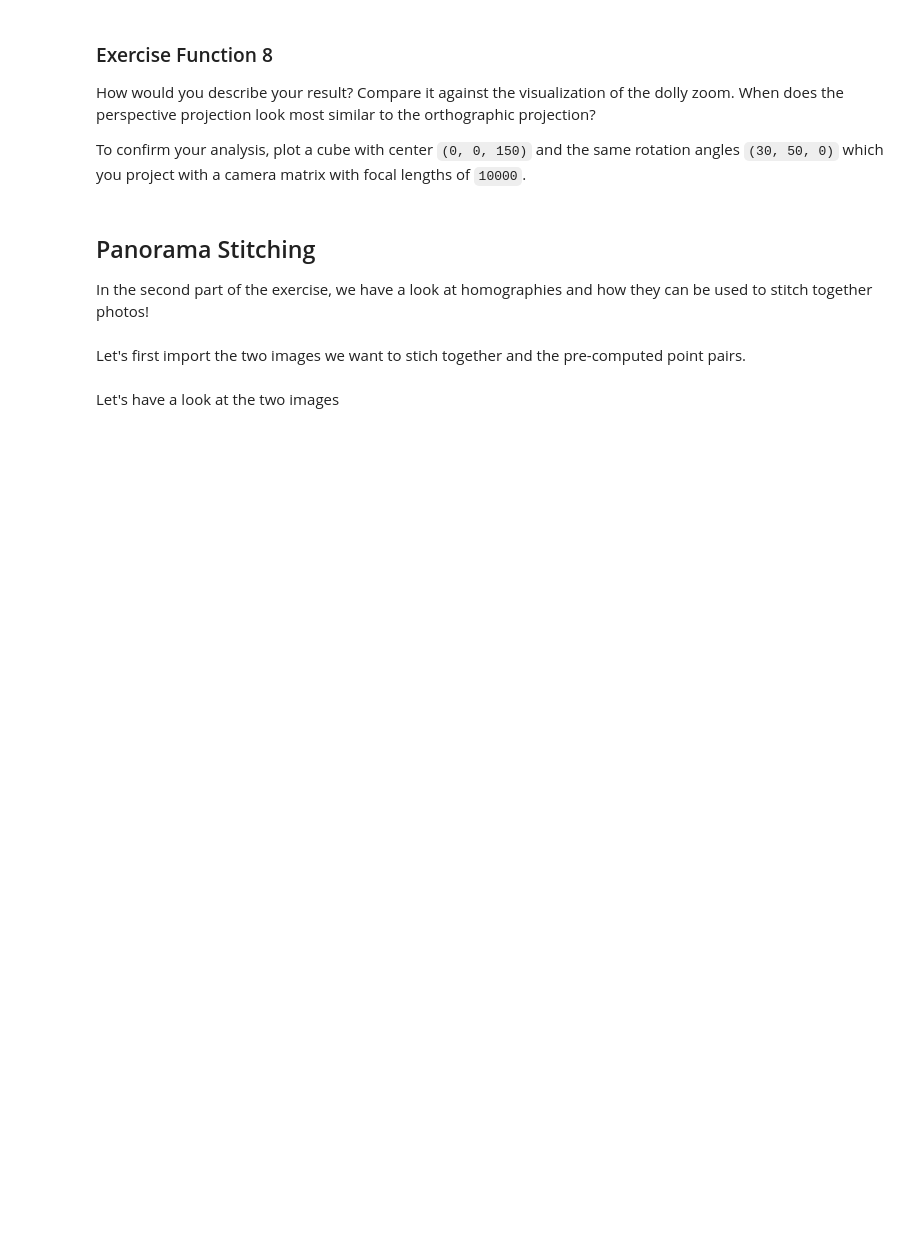
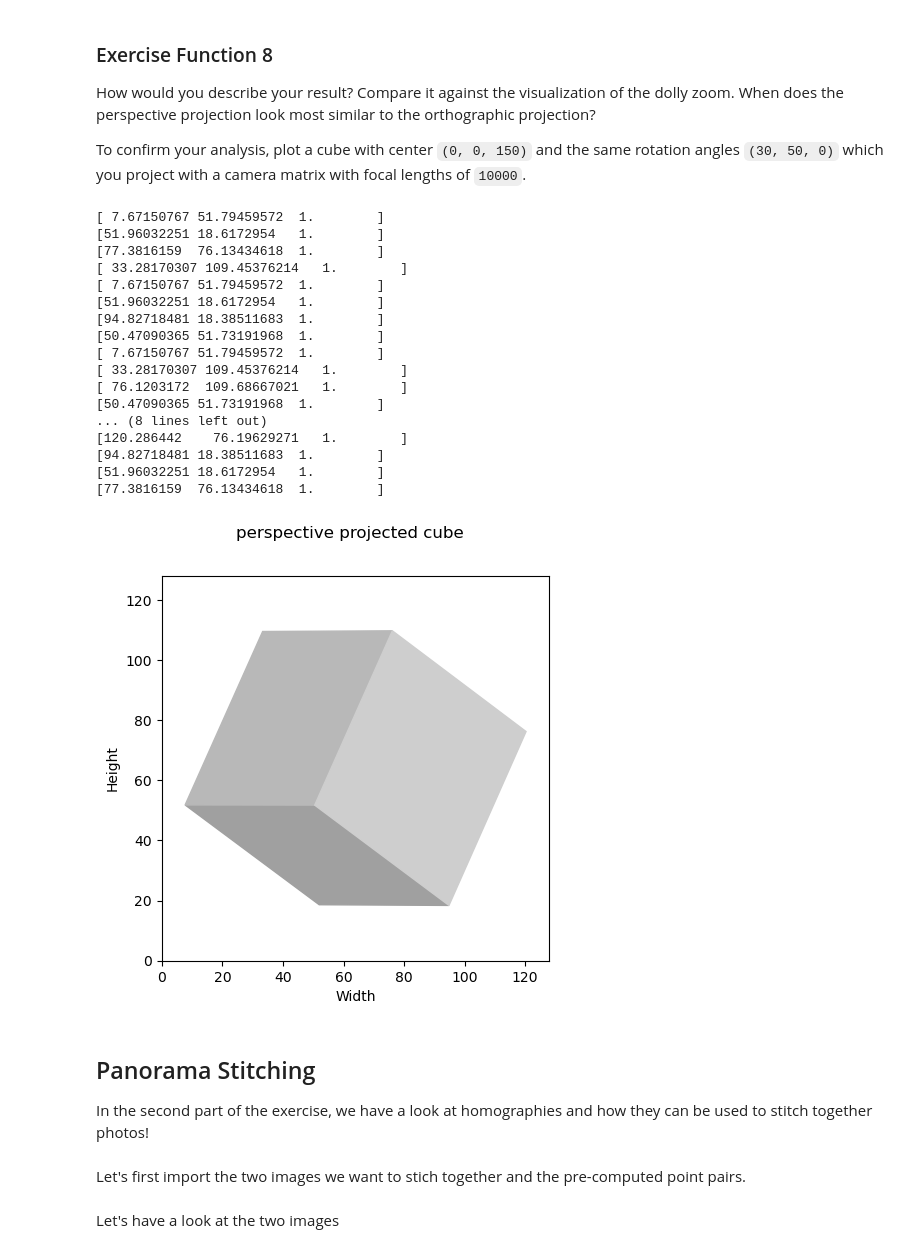
Before and after one commit to SyncrnzdClk/cv_ex, a Jupyter notebook: ex_01_image_formation/code/image_formation.ipynb, the cells around one changed output. Saved outputs shown, nothing was run; the diff lists cells and outputs as text; code cells hidden in the pictures; blank space fills up the shorter version.

```diff
--- a/ex_01_image_formation/code/image_formation.ipynb
+++ b/ex_01_image_formation/code/image_formation.ipynb
@@ -100,7 +100,7 @@ def get_camera_intrinsics(fx=70, fy=70, cx=W/2., cy=H/2.):
     '''
 
     # Insert your code here
-
+    K = np.array([[fx, 0., cx], [0., fy, cy], [0., 0., 1.]], dtype = np.float32)
     assert(K.shape == (3, 3) and K.dtype == np.float32)
     return K
 # %% [markdown]
@@ -118,7 +118,10 @@ def get_perspective_projection(x_c, K):
     assert(x_c.shape == (3,) and K.shape == (3, 3))
 
     # Insert your code here
-
+    x_s_til = np.dot(K, x_c)
+    x_s_bar = x_s_til / x_s_til[2]
+    print(x_s_bar)
+    x_s = x_s_bar[0:2]
     return x_s
 # %% [markdown]
 Here, we provide a helper function to project the entire cube using the camera matrix K.
@@ -196,7 +218,7 @@ def get_face_color(normal, point_light_direction=(0, 0, 1)):
     point_light_direction = np.array(point_light_direction, dtype=np.float32)
 
     # Insert your code here
-
+    light_intensity = (-1) * np.dot(point_light_direction, normal)
     color_intensity = 0.1 + (light_intensity * 0.5 + 0.5) * 0.8
     color = np.stack([color_intensity for i in range(3)])
     return color
@@ -408,3 +553,32 @@ To confirm your analysis, plot a cube with center `(0, 0, 150)` and the same rot
+# %%
+###########################
+#### Exercise Function ####
+###########################
+# Insert your code here
+cube, normals = get_cube(center=(0, 0, 150), rotation_angles=[30, 50, 0], with_normals=True)
+colors = get_face_colors(normals)
+mask = get_face_mask(cube, normals)
+projected_cube = project_cube(cube, get_camera_intrinsics(fx=10000, fy=10000))
+plot_projected_cube(projected_cube, figtitle="perspective projected cube", colors=colors, face_mask=mask)
+# %% [output]
+[ 7.67150767 51.79459572  1.        ]
+[51.96032251 18.6172954   1.        ]
+[77.3816159  76.13434618  1.        ]
+[ 33.28170307 109.45376214   1.        ]
+[ 7.67150767 51.79459572  1.        ]
+[51.96032251 18.6172954   1.        ]
+[94.82718481 18.38511683  1.        ]
+[50.47090365 51.73191968  1.        ]
+[ 7.67150767 51.79459572  1.        ]
+[ 33.28170307 109.45376214   1.        ]
+[ 76.1203172  109.68667021   1.        ]
+[50.47090365 51.73191968  1.        ]
+... (8 lines left out)
+[120.286442    76.19629271   1.        ]
+[94.82718481 18.38511683  1.        ]
+[51.96032251 18.6172954   1.        ]
+[77.3816159  76.13434618  1.        ]
+[figure, added]
 # %% [markdown]
 ## Panorama Stitching
 
```
Also changed, not shown: parts of 20 cells of this notebook, 1 other file.
